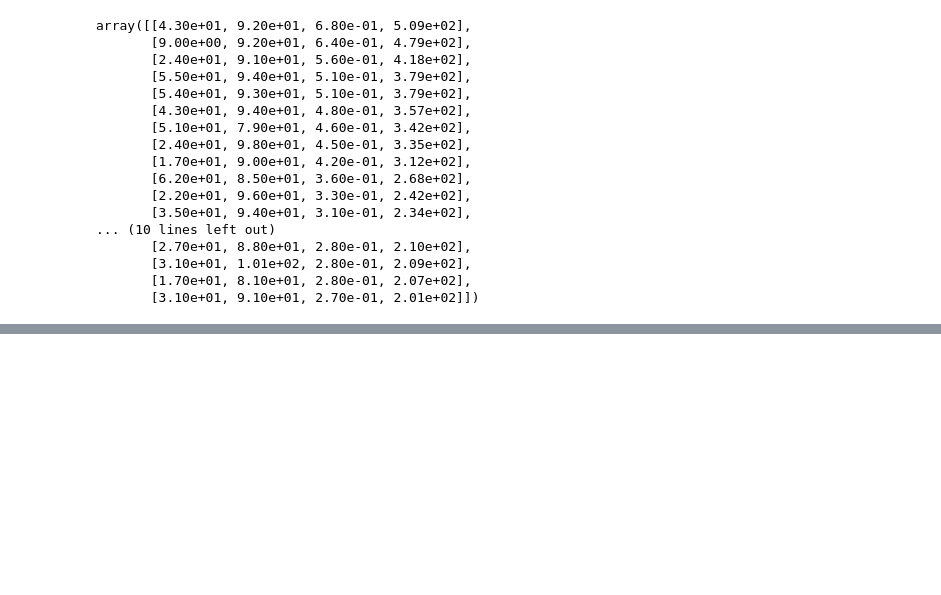
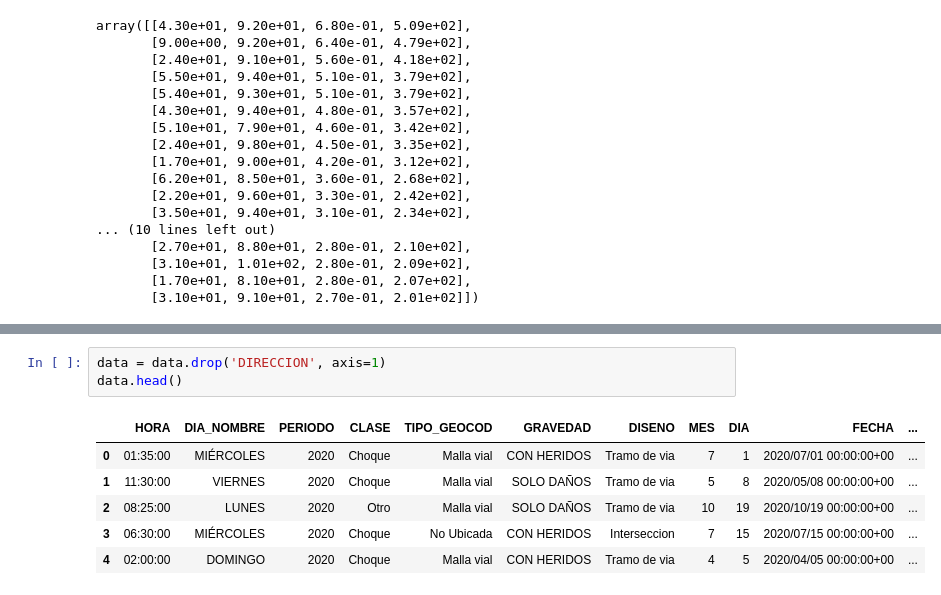
Before and after one commit to suarez-duran-m/personal_projects, a Jupyter notebook: movility/medellin/analysis_accidents_data.ipynb, the cells around one changed output, grey strips where cells are left out. Drawn from its saved outputs; the diff is of its cells as text; blank space fills up the shorter version.

```diff
--- a/movility/medellin/analysis_accidents_data.ipynb
+++ b/movility/medellin/analysis_accidents_data.ipynb
@@ -170,0 +251,10 @@ map
+# %%
+data = data.drop('DIRECCION', axis=1)
+data.head()
+# %% [output]
+|  | HORA | DIA_NOMBRE | PERIODO | CLASE | TIPO_GEOCOD | GRAVEDAD | DISENO | MES | DIA | FECHA | ... |
+| 0 | 01:35:00 | MIÉRCOLES | 2020 | Choque | Malla vial | CON HERIDOS | Tramo de via | 7 | 1 | 2020/07/01 00:00:00+00 | ... |
+| 1 | 11:30:00 | VIERNES | 2020 | Choque | Malla vial | SOLO DAÑOS | Tramo de via | 5 | 8 | 2020/05/08 00:00:00+00 | ... |
+| 2 | 08:25:00 | LUNES | 2020 | Otro | Malla vial | SOLO DAÑOS | Tramo de via | 10 | 19 | 2020/10/19 00:00:00+00 | ... |
+| 3 | 06:30:00 | MIÉRCOLES | 2020 | Choque | No Ubicada | CON HERIDOS | Interseccion | 7 | 15 | 2020/07/15 00:00:00+00 | ... |
+| 4 | 02:00:00 | DOMINGO | 2020 | Choque | Malla vial | CON HERIDOS | Tramo de via | 4 | 5 | 2020/04/05 00:00:00+00 | ... |
```
Also changed, not shown: parts of 15 cells of this notebook.
